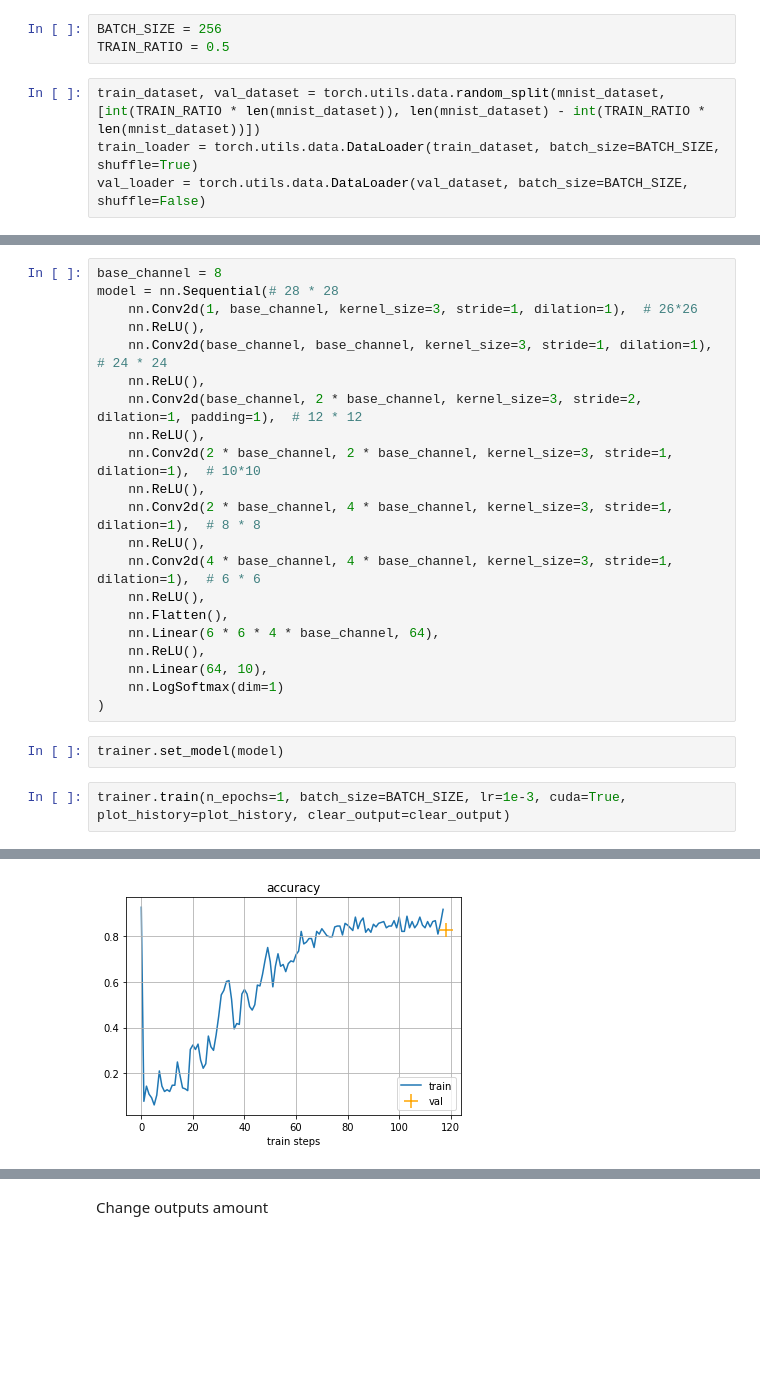
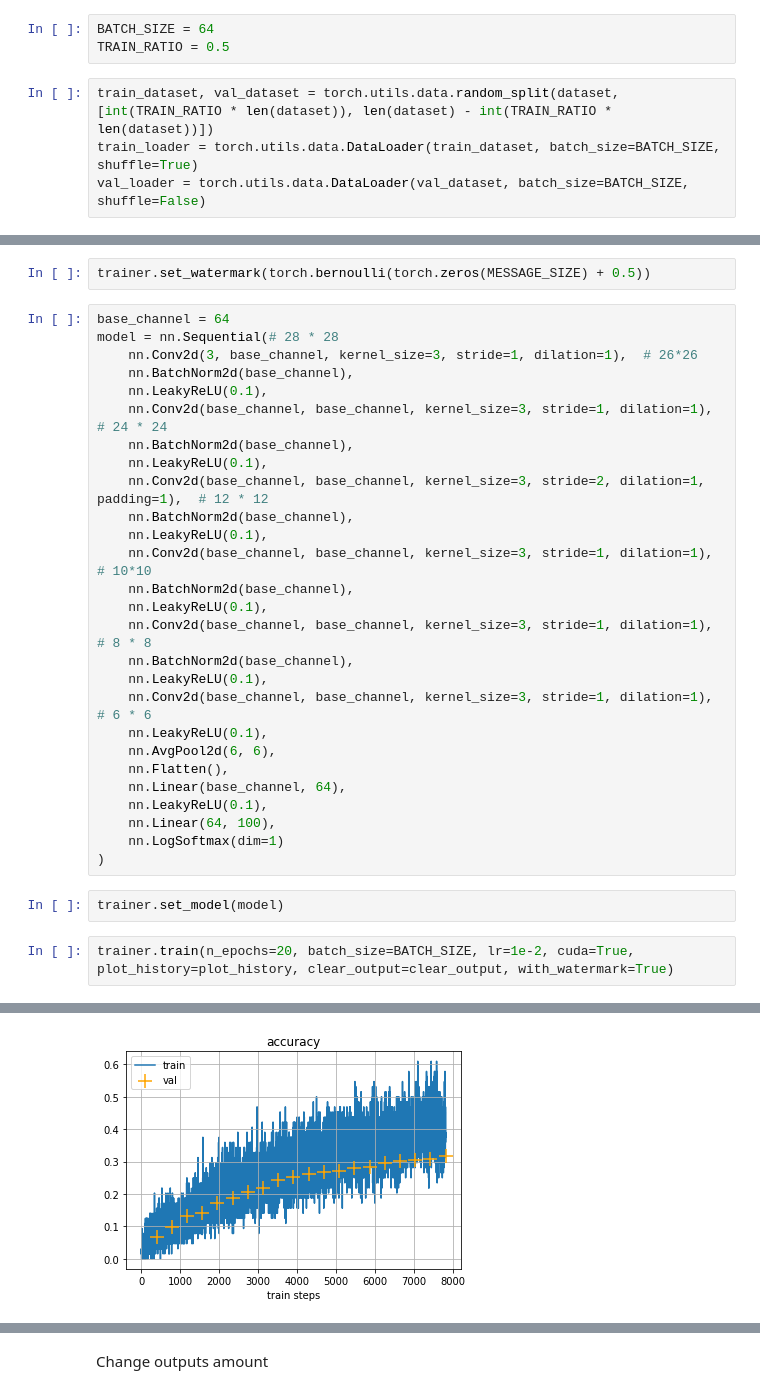
Before and after one commit to Mikhail-off/LastWatermark, a Jupyter notebook: main.ipynb, the cells around one changed output, grey strips where cells are left out. Saved outputs shown, nothing was run; the diff lists cells and outputs as text; blank space fills up the shorter version.

```diff
--- a/main.ipynb
+++ b/main.ipynb
@@ -23,8 +29,8 @@ print(len(mnist_dataset))
 # %%
-BATCH_SIZE = 256
+BATCH_SIZE = 64
 TRAIN_RATIO = 0.5
 # %%
-train_dataset, val_dataset = torch.utils.data.random_split(mnist_dataset, [int(TRAIN_RATIO * len(mnist_dataset)), len(mnist_dataset) - int(TRAIN_RATIO * len(mnist_dataset))])
+train_dataset, val_dataset = torch.utils.data.random_split(dataset, [int(TRAIN_RATIO * len(dataset)), len(dataset) - int(TRAIN_RATIO * len(dataset))])
 train_loader = torch.utils.data.DataLoader(train_dataset, batch_size=BATCH_SIZE, shuffle=True)
 val_loader = torch.utils.data.DataLoader(val_dataset, batch_size=BATCH_SIZE, shuffle=False)
 # %%
@@ -161,26 +203,34 @@ trainer = ModelTrainer(train_loader, val_loader)
+# %%
+trainer.set_watermark(torch.bernoulli(torch.zeros(MESSAGE_SIZE) + 0.5))
 # %%
-base_channel = 8
+base_channel = 64
 model = nn.Sequential(# 28 * 28
-    nn.Conv2d(1, base_channel, kernel_size=3, stride=1, dilation=1),  # 26*26
-    nn.ReLU(),
+    nn.Conv2d(3, base_channel, kernel_size=3, stride=1, dilation=1),  # 26*26
+    nn.BatchNorm2d(base_channel),
+    nn.LeakyReLU(0.1),
     nn.Conv2d(base_channel, base_channel, kernel_size=3, stride=1, dilation=1),  # 24 * 24
-    nn.ReLU(),
-    nn.Conv2d(base_channel, 2 * base_channel, kernel_size=3, stride=2, dilation=1, padding=1),  # 12 * 12
-    nn.ReLU(),
-    nn.Conv2d(2 * base_channel, 2 * base_channel, kernel_size=3, stride=1, dilation=1),  # 10*10
-    nn.ReLU(),
-    nn.Conv2d(2 * base_channel, 4 * base_channel, kernel_size=3, stride=1, dilation=1),  # 8 * 8
-    nn.ReLU(),
-    nn.Conv2d(4 * base_channel, 4 * base_channel, kernel_size=3, stride=1, dilation=1),  # 6 * 6
-    nn.ReLU(),
+    nn.BatchNorm2d(base_channel),
+    nn.LeakyReLU(0.1),
+    nn.Conv2d(base_channel, base_channel, kernel_size=3, stride=2, dilation=1, padding=1),  # 12 * 12
+    nn.BatchNorm2d(base_channel),
+    nn.LeakyReLU(0.1),
+    nn.Conv2d(base_channel, base_channel, kernel_size=3, stride=1, dilation=1),  # 10*10
+    nn.BatchNorm2d(base_channel),
+    nn.LeakyReLU(0.1),
+    nn.Conv2d(base_channel, base_channel, kernel_size=3, stride=1, dilation=1),  # 8 * 8
+    nn.BatchNorm2d(base_channel),
+    nn.LeakyReLU(0.1),
+    nn.Conv2d(base_channel, base_channel, kernel_size=3, stride=1, dilation=1),  # 6 * 6
+    nn.LeakyReLU(0.1),
+    nn.AvgPool2d(6, 6),
     nn.Flatten(),
-    nn.Linear(6 * 6 * 4 * base_channel, 64),
-    nn.ReLU(),
-    nn.Linear(64, 10),
+    nn.Linear(base_channel, 64),
+    nn.LeakyReLU(0.1),
+    nn.Linear(64, 100),
     nn.LogSoftmax(dim=1)
 )
 # %%
 trainer.set_model(model)
 # %%
-trainer.train(n_epochs=1, batch_size=BATCH_SIZE, lr=1e-3, cuda=True, plot_history=plot_history, clear_output=clear_output)
+trainer.train(n_epochs=20, batch_size=BATCH_SIZE, lr=1e-2, cuda=True, plot_history=plot_history, clear_output=clear_output, with_watermark=True)
 # %% [output]
@@ -188 +238 @@ trainer.train(n_epochs=1, batch_size=BATCH_SIZE, lr=1e-3, cuda=True, plot_histor
-[figure, old version]
+[figure, new version]
```
Also changed, not shown: parts of 39 cells of this notebook.
